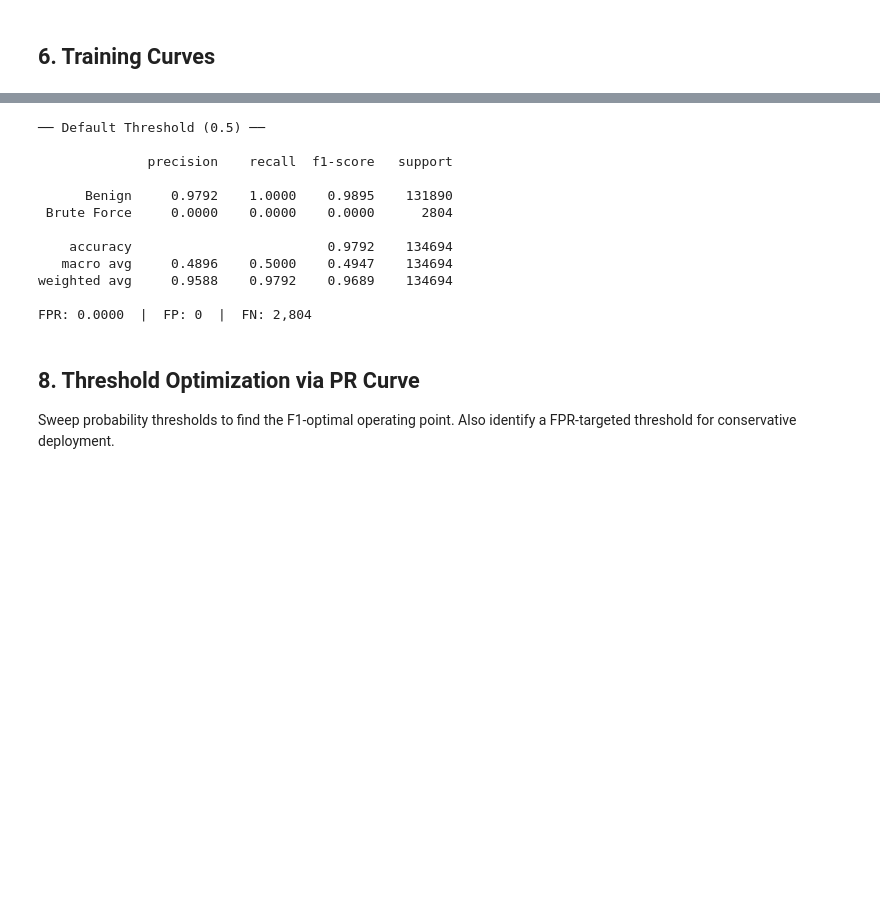
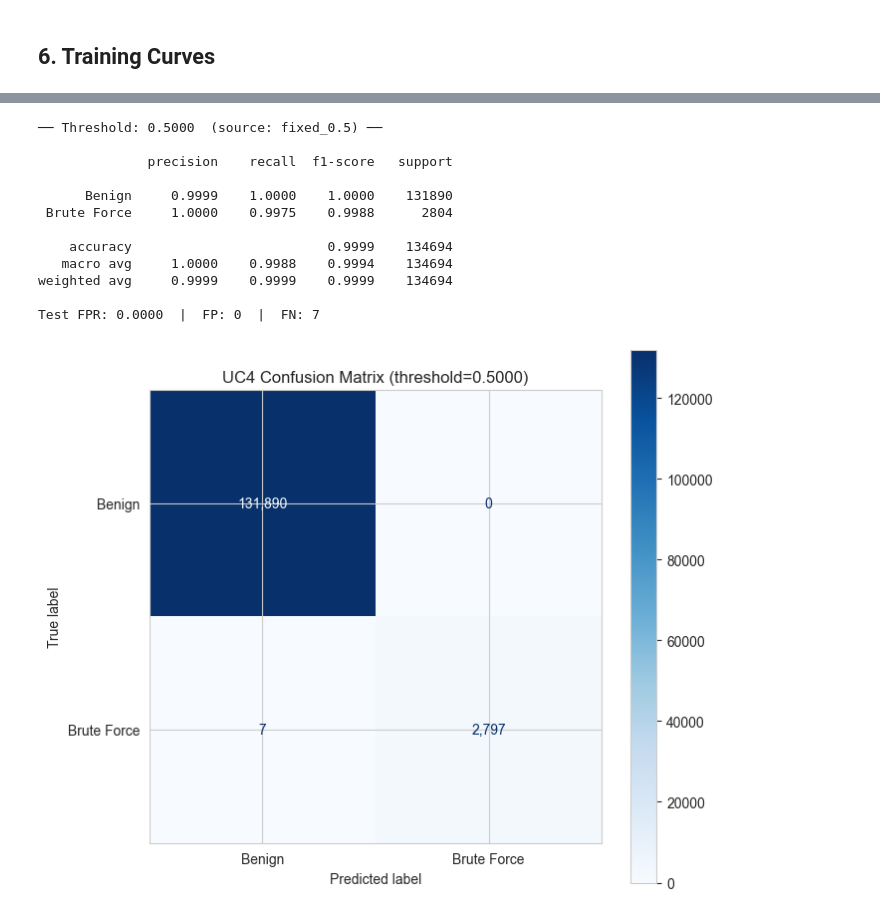
Before and after one commit to nvh12/log-analyzer, a Jupyter notebook: log-analysis/training/bruteforce/brute_force_xgboost_training.ipynb, the cells around one changed output, grey strips where cells are left out. Cells and saved outputs as stored; diff of their text form; code cells hidden in the pictures; blank space fills up the shorter version.

```diff
--- a/log-analysis/training/bruteforce/brute_force_xgboost_training.ipynb
+++ b/log-analysis/training/bruteforce/brute_force_xgboost_training.ipynb
@@ -282,30 +410,35 @@ Final validation loss:  0.164245
 # %%
-y_proba = model.predict_proba(X_test_scaled)[:, 1]
-y_pred_default = (y_proba >= 0.5).astype(int)
+y_pred = (y_proba >= threshold).astype(int)
 
-print('── Default Threshold (0.5) ──\n')
-print(classification_report(y_test, y_pred_default,
-                            target_names=['Benign', 'Brute Force'], digits=4))
+print(f'── Threshold: {threshold:.4f}  (source: {threshold_source}) ──\n')
+print(classification_report(y_test, y_pred,
+                            target_names=['Benign', 'Brute Force'],
+                            digits=4, zero_division=0))
 
-fp = ((y_test == 0) & (y_pred_default == 1)).sum()
-fn = ((y_test == 1) & (y_pred_default == 0)).sum()
+fp = ((y_test == 0) & (y_pred == 1)).sum()
+fn = ((y_test == 1) & (y_pred == 0)).sum()
 fpr_val = fp / max((y_test == 0).sum(), 1)
-print(f'FPR: {fpr_val:.4f}  |  FP: {fp:,}  |  FN: {fn:,}')
+print(f'Test FPR: {fpr_val:.4f}  |  FP: {fp:,}  |  FN: {fn:,}')
+
+fig, ax = plt.subplots(figsize=(7, 6))
+ConfusionMatrixDisplay.from_predictions(
+    y_test, y_pred,
+    display_labels=['Benign', 'Brute Force'],
+    cmap='Blues', ax=ax, values_format=',')
+ax.set_title(f'UC4 Confusion Matrix (threshold={threshold:.4f})')
+plt.tight_layout()
+plt.show()
 # %% [output]
-── Default Threshold (0.5) ──
+── Threshold: 0.5000  (source: fixed_0.5) ──
 
               precision    recall  f1-score   support
 
-      Benign     0.9792    1.0000    0.9895    131890
- Brute Force     0.0000    0.0000    0.0000      2804
+      Benign     0.9999    1.0000    1.0000    131890
+ Brute Force     1.0000    0.9975    0.9988      2804
 
-    accuracy                         0.9792    134694
-   macro avg     0.4896    0.5000    0.4947    134694
-weighted avg     0.9588    0.9792    0.9689    134694
+    accuracy                         0.9999    134694
+   macro avg     1.0000    0.9988    0.9994    134694
+weighted avg     0.9999    0.9999    0.9999    134694
 
-FPR: 0.0000  |  FP: 0  |  FN: 2,804
+Test FPR: 0.0000  |  FP: 0  |  FN: 7
+[figure, added]
-# %% [markdown]
-## 8. Threshold Optimization via PR Curve
-
-Sweep probability thresholds to find the F1-optimal operating point.
-Also identify a FPR-targeted threshold for conservative deployment.
```
Also changed, not shown: parts of 68 cells of this notebook, 15 other files.
